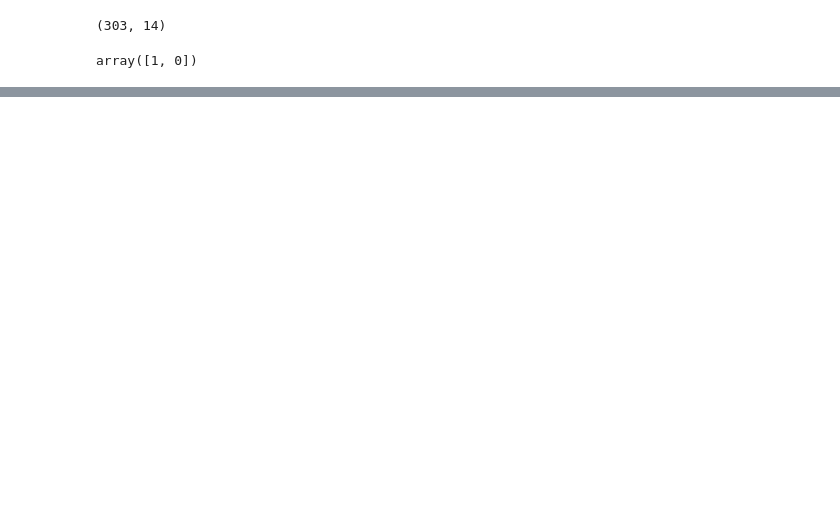
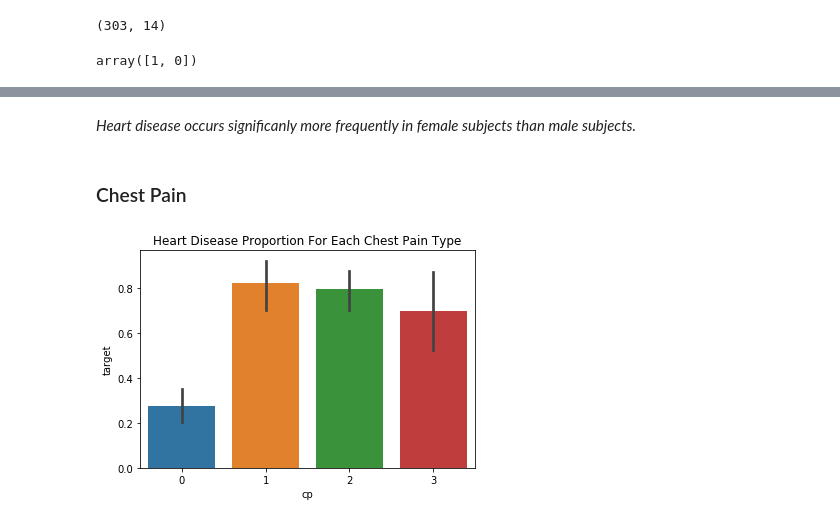
Before and after one commit to tobyzl2/Heart-Disease-Classification, a Jupyter notebook: heart_disease_classification.ipynb, the cells around one changed output, grey strips where cells are left out. Cells and saved outputs as stored; diff of their text form; code cells hidden in the pictures; blank space fills up the shorter version.

```diff
--- a/heart_disease_classification.ipynb
+++ b/heart_disease_classification.ipynb
@@ -57,0 +91,10 @@ array([1, 0])
+# %% [markdown]
+*Heart disease occurs significanly more frequently in female subjects than male subjects.*
+# %% [markdown]
+### Chest Pain
+# %%
+plt.title("Heart Disease Proportion For Each Chest Pain Type")
+sns.barplot(dataset.cp, dataset.target)
+plt.show()
+# %% [output]
+[figure, added]
```
Also changed, not shown: parts of 35 cells of this notebook.
